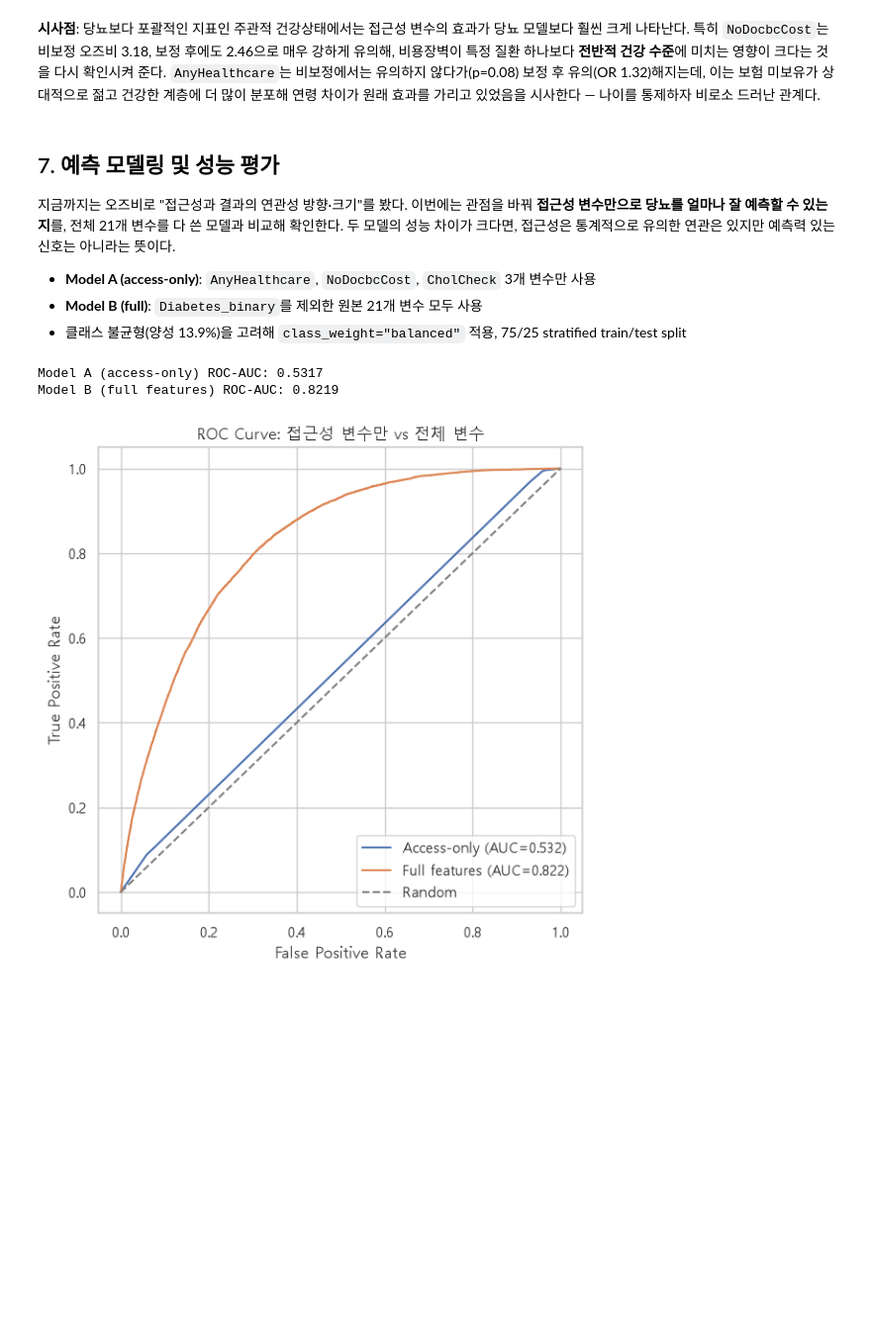
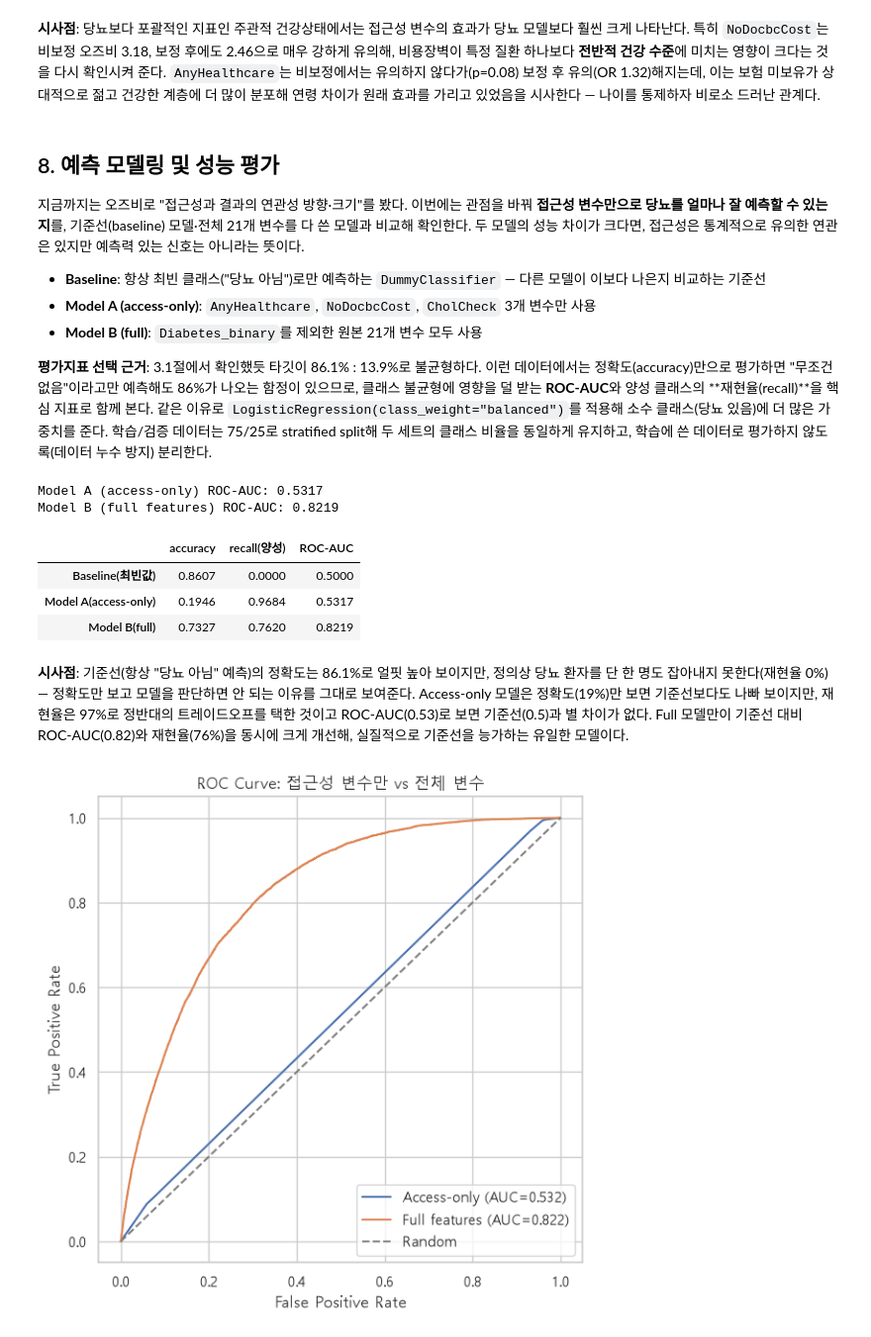
Before and after one commit to DaeHo238/1st_Project, a Jupyter notebook: notebooks/1.0-healthcare-access-analysis.ipynb, the cells around one changed output. Shown at 99% size. Cells and saved outputs as stored; diff of their text form; code cells hidden in the pictures; blank space fills up the shorter version.

```diff
--- a/notebooks/1.0-healthcare-access-analysis.ipynb
+++ b/notebooks/1.0-healthcare-access-analysis.ipynb
@@ -513,13 +593,15 @@ compare_g
 # %% [markdown]
 **시사점**: 당뇨보다 포괄적인 지표인 주관적 건강상태에서는 접근성 변수의 효과가 당뇨 모델보다 훨씬 크게 나타난다. 특히 `NoDocbcCost`는 비보정 오즈비 3.18, 보정 후에도 2.46으로 매우 강하게 유의해, 비용장벽이 특정 질환 하나보다 **전반적 건강 수준**에 미치는 영향이 크다는 것을 다시 확인시켜 준다. `AnyHealthcare`는 비보정에서는 유의하지 않다가(p=0.08) 보정 후 유의(OR 1.32)해지는데, 이는 보험 미보유가 상대적으로 젊고 건강한 계층에 더 많이 분포해 연령 차이가 원래 효과를 가리고 있었음을 시사한다 — 나이를 통제하자 비로소 드러난 관계다.
 # %% [markdown]
-## 7. 예측 모델링 및 성능 평가
+## 8. 예측 모델링 및 성능 평가
 
-지금까지는 오즈비로 "접근성과 결과의 연관성 방향·크기"를 봤다. 이번에는 관점을 바꿔 **접근성 변수만으로 당뇨를 얼마나 잘 예측할 수 있는지**를, 전체 21개 변수를 다 쓴 모델과 비교해 확인한다. 두 모델의 성능 차이가 크다면, 접근성은 통계적으로 유의한 연관은 있지만 예측력 있는 신호는 아니라는 뜻이다.
+지금까지는 오즈비로 "접근성과 결과의 연관성 방향·크기"를 봤다. 이번에는 관점을 바꿔 **접근성 변수만으로 당뇨를 얼마나 잘 예측할 수 있는지**를, 기준선(baseline) 모델·전체 21개 변수를 다 쓴 모델과 비교해 확인한다. 두 모델의 성능 차이가 크다면, 접근성은 통계적으로 유의한 연관은 있지만 예측력 있는 신호는 아니라는 뜻이다.
 
+- **Baseline**: 항상 최빈 클래스("당뇨 아님")로만 예측하는 `DummyClassifier` — 다른 모델이 이보다 나은지 비교하는 기준선
 - **Model A (access-only)**: `AnyHealthcare`, `NoDocbcCost`, `CholCheck` 3개 변수만 사용
 - **Model B (full)**: `Diabetes_binary`를 제외한 원본 21개 변수 모두 사용
-- 클래스 불균형(양성 13.9%)을 고려해 `class_weight="balanced"` 적용, 75/25 stratified train/test split
+
+**평가지표 선택 근거**: 3.1절에서 확인했듯 타깃이 86.1% : 13.9%로 불균형하다. 이런 데이터에서는 정확도(accuracy)만으로 평가하면 "무조건 없음"이라고만 예측해도 86%가 나오는 함정이 있으므로, 클래스 불균형에 영향을 덜 받는 **ROC-AUC**와 양성 클래스의 **재현율(recall)**을 핵심 지표로 함께 본다. 같은 이유로 `LogisticRegression(class_weight="balanced")`를 적용해 소수 클래스(당뇨 있음)에 더 많은 가중치를 준다. 학습/검증 데이터는 75/25로 stratified split해 두 세트의 클래스 비율을 동일하게 유지하고, 학습에 쓴 데이터로 평가하지 않도록(데이터 누수 방지) 분리한다.
 # %%
 from sklearn.model_selection import train_test_split
 from sklearn.linear_model import LogisticRegression
@@ -557,6 +639,34 @@ print(f"Model B (full features) ROC-AUC: {auc_b:.4f}")
 # %% [output]
 Model A (access-only) ROC-AUC: 0.5317
 Model B (full features) ROC-AUC: 0.8219
+# %%
+from sklearn.dummy import DummyClassifier
+
+baseline = DummyClassifier(strategy="most_frequent", random_state=42).fit(X_train_a, y_train)
+baseline_pred = baseline.predict(X_test_a)
+baseline_acc = (baseline_pred == y_test).mean()
+baseline_recall = ((baseline_pred == 1) & (y_test == 1)).sum() / (y_test == 1).sum()
+model_b_acc = ((proba_b >= 0.5).astype(int) == y_test).mean()
+model_a_acc = ((proba_a >= 0.5).astype(int) == y_test).mean()
+
+baseline_table = pd.DataFrame({
+    "accuracy": [baseline_acc, model_a_acc, model_b_acc],
+    "recall(양성)": [baseline_recall, None, None],
+    "ROC-AUC": [0.5, auc_a, auc_b],
+}, index=["Baseline(최빈값)", "Model A(access-only)", "Model B(full)"])
+baseline_table["recall(양성)"] = [
+    baseline_recall,
+    ((proba_a >= 0.5).astype(int) & (y_test == 1)).sum() / (y_test == 1).sum(),
+    ((proba_b >= 0.5).astype(int) & (y_test == 1)).sum() / (y_test == 1).sum(),
+]
+baseline_table.round(4)
+# %% [output]
+|  | accuracy | recall(양성) | ROC-AUC |
+| Baseline(최빈값) | 0.8607 | 0.0000 | 0.5000 |
+| Model A(access-only) | 0.1946 | 0.9684 | 0.5317 |
+| Model B(full) | 0.7327 | 0.7620 | 0.8219 |
+# %% [markdown]
+**시사점**: 기준선(항상 "당뇨 아님" 예측)의 정확도는 86.1%로 얼핏 높아 보이지만, 정의상 당뇨 환자를 단 한 명도 잡아내지 못한다(재현율 0%) — 정확도만 보고 모델을 판단하면 안 되는 이유를 그대로 보여준다. Access-only 모델은 정확도(19%)만 보면 기준선보다도 나빠 보이지만, 재현율은 97%로 정반대의 트레이드오프를 택한 것이고 ROC-AUC(0.53)로 보면 기준선(0.5)과 별 차이가 없다. Full 모델만이 기준선 대비 ROC-AUC(0.82)와 재현율(76%)을 동시에 크게 개선해, 실질적으로 기준선을 능가하는 유일한 모델이다.
 # %%
 fig, ax = plt.subplots(figsize=(6, 6))
 for proba, auc, label in [(proba_a, auc_a, f"Access-only (AUC={auc_a:.3f})"),
```
Also changed, not shown: parts of 19 cells of this notebook, 15 other files.
